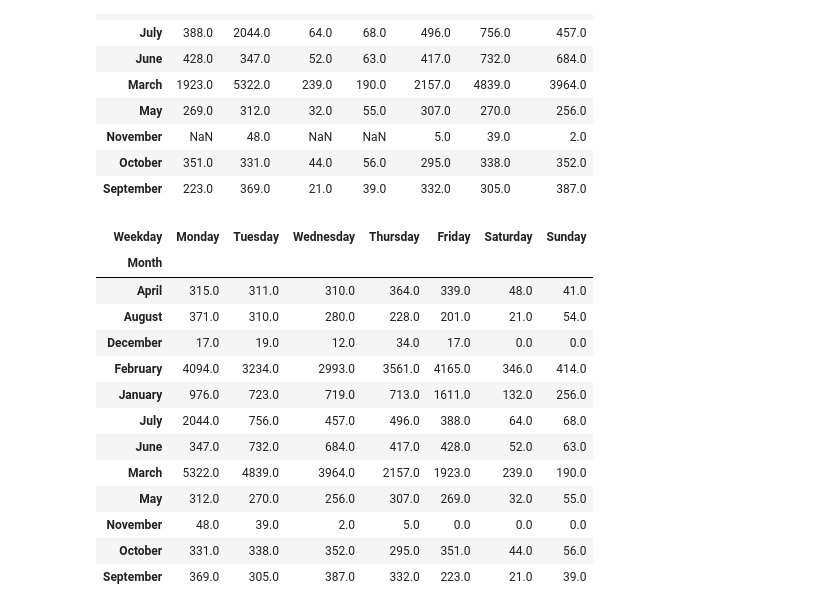
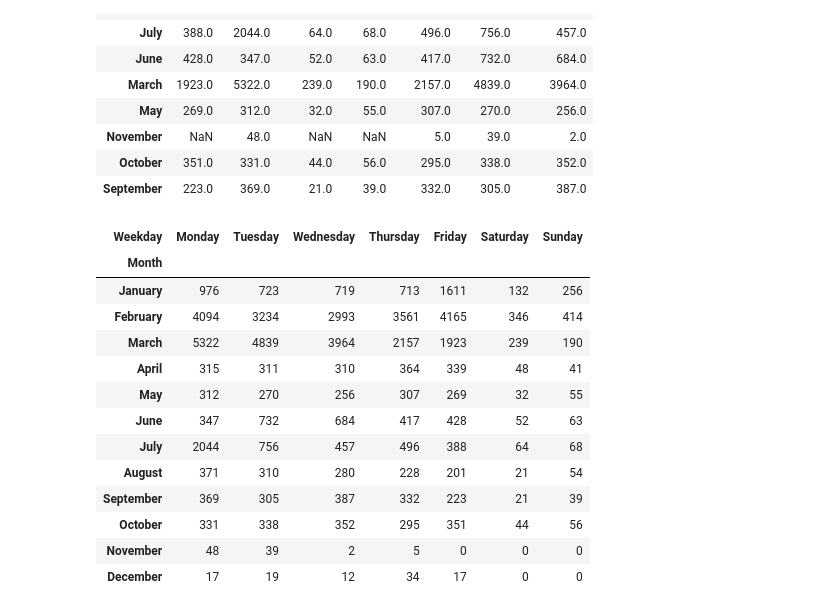
Before and after one commit to RafZel/NYCDSA_Project_1, a Jupyter notebook: project_1.ipynb, the cells around one changed output. Drawn from its saved outputs; the diff is of its cells as text; code cells hidden in the pictures.

```diff
--- a/project_1.ipynb
+++ b/project_1.ipynb
@@ -1260,20 +1214,23 @@ df_day_heatmap_2
 # Replace NaN values to Zero
 df_day_heatmap_2 = df_day_heatmap_2.fillna(0)
 # %%
-df_day_heatmap_2 = df_day_heatmap_2[['Monday','Tuesday','Wednesday','Thursday','Friday','Saturday','Sunday',]]
+df_day_heatmap_2 = df_day_heatmap_2[['Monday','Tuesday','Wednesday','Thursday','Friday','Saturday','Sunday']]
+df_day_heatmap_2.index = pd.CategoricalIndex(df_day_heatmap_2.index, categories= ['January', 'February', 'March', 'April', 'May', 'June', 'July', 'August', 'September', 'October', 'November','December'])
+df_day_heatmap_2.sort_index(level=0, inplace=True)
+df_day_heatmap_2 = df_day_heatmap_2.astype(int)
 df_day_heatmap_2
 # %% [output]
 | Weekday | Monday | Tuesday | Wednesday | Thursday | Friday | Saturday | Sunday |
 | Month |  |  |  |  |  |  |  |
-| April | 315.0 | 311.0 | 310.0 | 364.0 | 339.0 | 48.0 | 41.0 |
-| August | 371.0 | 310.0 | 280.0 | 228.0 | 201.0 | 21.0 | 54.0 |
-| December | 17.0 | 19.0 | 12.0 | 34.0 | 17.0 | 0.0 | 0.0 |
-| February | 4094.0 | 3234.0 | 2993.0 | 3561.0 | 4165.0 | 346.0 | 414.0 |
-| January | 976.0 | 723.0 | 719.0 | 713.0 | 1611.0 | 132.0 | 256.0 |
-| July | 2044.0 | 756.0 | 457.0 | 496.0 | 388.0 | 64.0 | 68.0 |
-| June | 347.0 | 732.0 | 684.0 | 417.0 | 428.0 | 52.0 | 63.0 |
-| March | 5322.0 | 4839.0 | 3964.0 | 2157.0 | 1923.0 | 239.0 | 190.0 |
-| May | 312.0 | 270.0 | 256.0 | 307.0 | 269.0 | 32.0 | 55.0 |
-| November | 48.0 | 39.0 | 2.0 | 5.0 | 0.0 | 0.0 | 0.0 |
-| October | 331.0 | 338.0 | 352.0 | 295.0 | 351.0 | 44.0 | 56.0 |
-| September | 369.0 | 305.0 | 387.0 | 332.0 | 223.0 | 21.0 | 39.0 |
+| January | 976 | 723 | 719 | 713 | 1611 | 132 | 256 |
+| February | 4094 | 3234 | 2993 | 3561 | 4165 | 346 | 414 |
+| March | 5322 | 4839 | 3964 | 2157 | 1923 | 239 | 190 |
+| April | 315 | 311 | 310 | 364 | 339 | 48 | 41 |
+| May | 312 | 270 | 256 | 307 | 269 | 32 | 55 |
+| June | 347 | 732 | 684 | 417 | 428 | 52 | 63 |
+| July | 2044 | 756 | 457 | 496 | 388 | 64 | 68 |
+| August | 371 | 310 | 280 | 228 | 201 | 21 | 54 |
+| September | 369 | 305 | 387 | 332 | 223 | 21 | 39 |
+| October | 331 | 338 | 352 | 295 | 351 | 44 | 56 |
+| November | 48 | 39 | 2 | 5 | 0 | 0 | 0 |
+| December | 17 | 19 | 12 | 34 | 17 | 0 | 0 |
```
Also changed, not shown: parts of 77 cells of this notebook, 20 other files.
